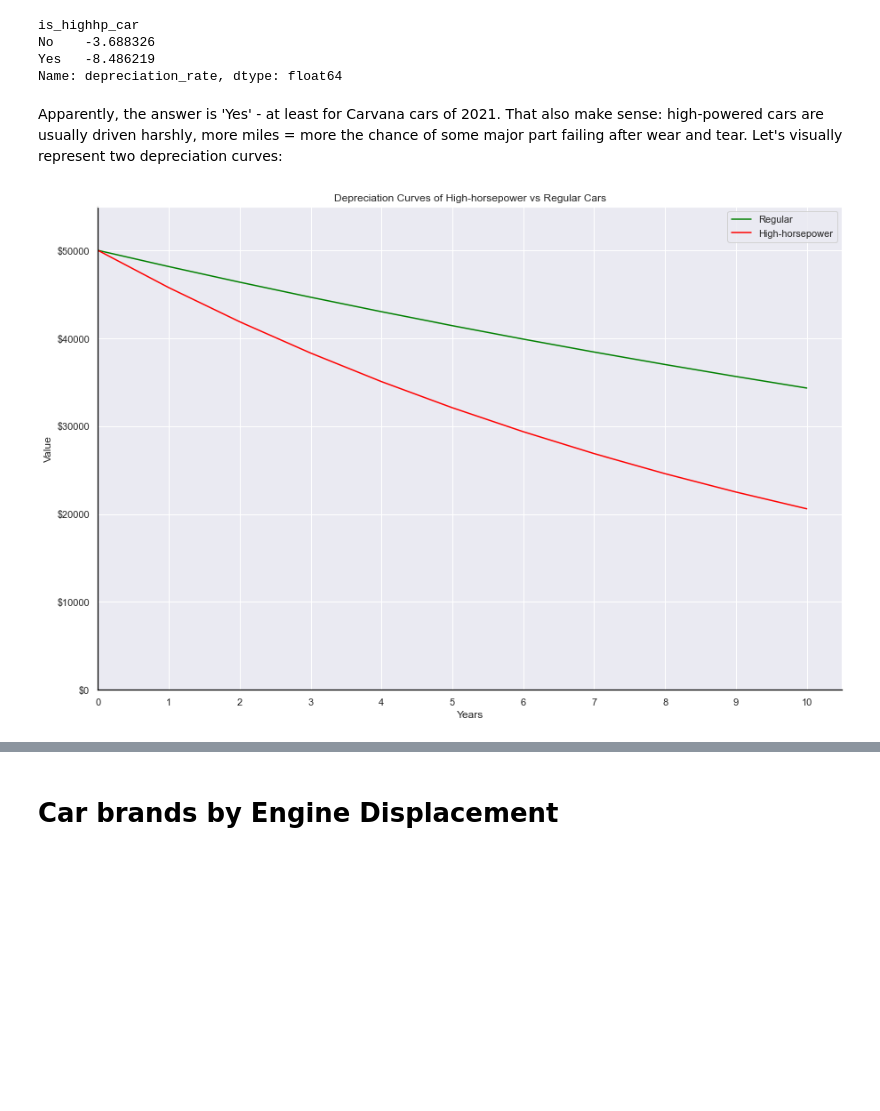
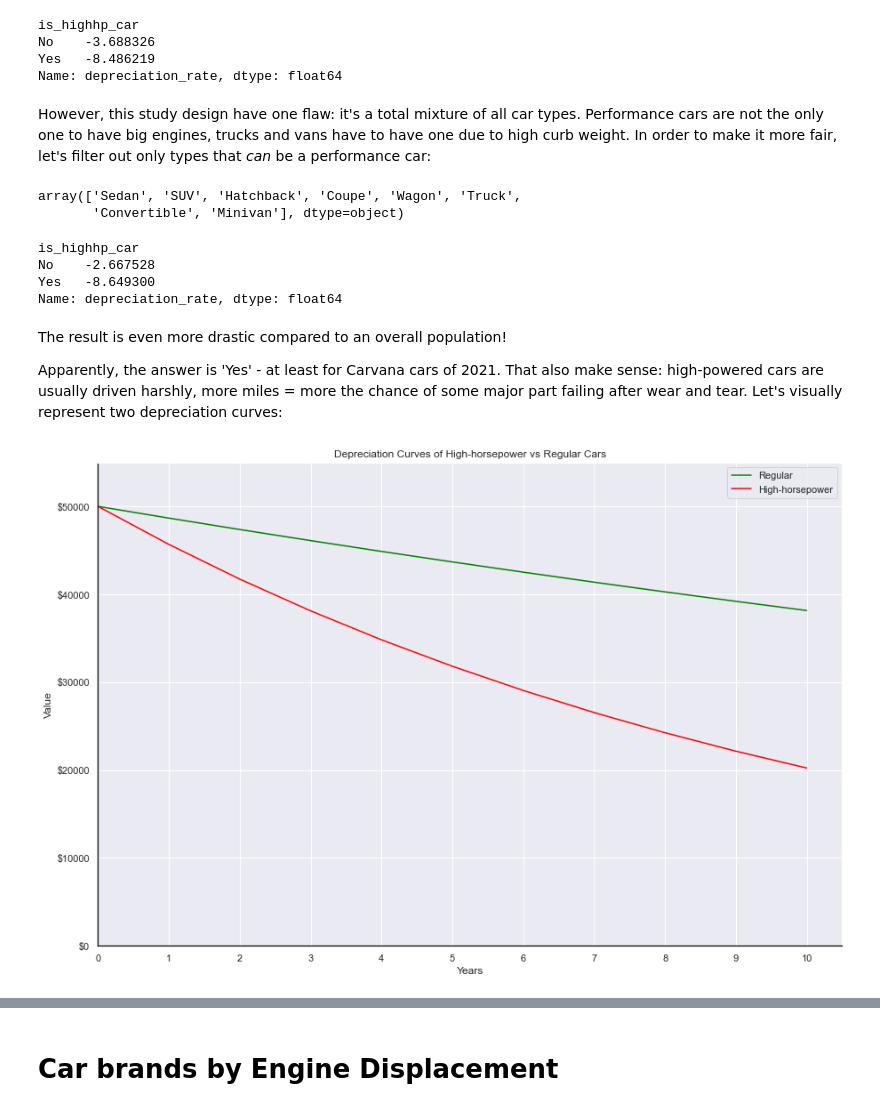
Before and after one commit to KilovoIt/Data-Science, a Jupyter notebook: Carvana Project/carvana_eda.ipynb, the cells around one changed output, grey strips where cells are left out. Cells and saved outputs as stored; diff of their text form; code cells hidden in the pictures; blank space fills up the shorter version.

```diff
--- a/Carvana Project/carvana_eda.ipynb
+++ b/Carvana Project/carvana_eda.ipynb
@@ -40,7 +41,7 @@ Using this dataset, I will try to answer some questions about Carvana data, name
 # Correlation matrix & heatmap
 # %%
 sns.heatmap(carvana.corr(), annot =True )
-sns.set(rc = {'figure.figsize':(40,40)})
+sns.set(rc = {'figure.figsize':(20,20)})
 plt.tight_layout()
 plt.xlabel('Correlation Matrix')
 plt.show()
@@ -280,3 +356,12 @@ is_highhp_car
 No    -3.688326
 Yes   -8.486219
 Name: depreciation_rate, dtype: float64
+# %% [markdown]
+However, this study design have one flaw:
+it's a total mixture of all car types. Performance cars are not the only one to have big engines, trucks and vans have to have one due to high curb weight.
+In order to make it more fair, let's filter out only types that _can_ be a performance car:
+# %%
+depreciation.type.unique()
+# %% [output]
+array(['Sedan', 'SUV', 'Hatchback', 'Coupe', 'Wagon', 'Truck',
+       'Convertible', 'Minivan'], dtype=object)
@@ -283,27 +370,36 @@ Name: depreciation_rate, dtype: float64
+# %%
+depreciation_sedans.groupby(['is_highhp_car'])['depreciation_rate'].mean()
+# %% [output]
+is_highhp_car
+No    -2.667528
+Yes   -8.649300
+Name: depreciation_rate, dtype: float64
 # %% [markdown]
+The result is even more drastic compared to an overall population!
+
 Apparently, the answer is 'Yes' - at least for Carvana cars of 2021. That also make sense: high-powered cars are usually driven harshly, more miles = more the chance of some major part failing after wear and tear. Let's visually represent two depreciation curves:
 # %%
 fig_dg, ax_dg = plt.subplots(figsize=(15, 10))
 years = np.arange(0, 11, 1)
-price_nonhp = 50000*(1-3.688326/100)**years
-price_hp = 50000*(1-8.486219/100)**years
+price_nonhp = 50000*(1-2.667528/100)**years
+price_hp = 50000*(1-8.649300/100)**years
 
 sns.axes_style('darkgrid')
 
 ax_dg.plot(years, price_nonhp, color='green')
 ax_dg.plot(years, price_hp, color='red')
 ax_dg.legend(['Regular', 'High-horsepower'])
 ax_dg.yaxis.set_major_formatter('${x:1.0f}')
 ax_dg.set_title('Depreciation Curves of High-horsepower vs Regular Cars')
 ax_dg.set_xlabel('Years')
 ax_dg.set_ylabel('Value')
 ax_dg.xaxis.set_ticks(np.arange(0, 11, 1))
 ax_dg.set(xlim=[0, 10.5], ylim=[0, 55000])
 ax_dg.spines['left'].set_visible(True)
 ax_dg.spines['left'].set_color('black')
 ax_dg.spines['bottom'].set_visible(True)
 ax_dg.spines['bottom'].set_color('black')
 plt.show()
 # %% [output]
-[figure, old version]
+[figure, new version]
 # %% [markdown]
```
Also changed, not shown: parts of 45 cells of this notebook.
